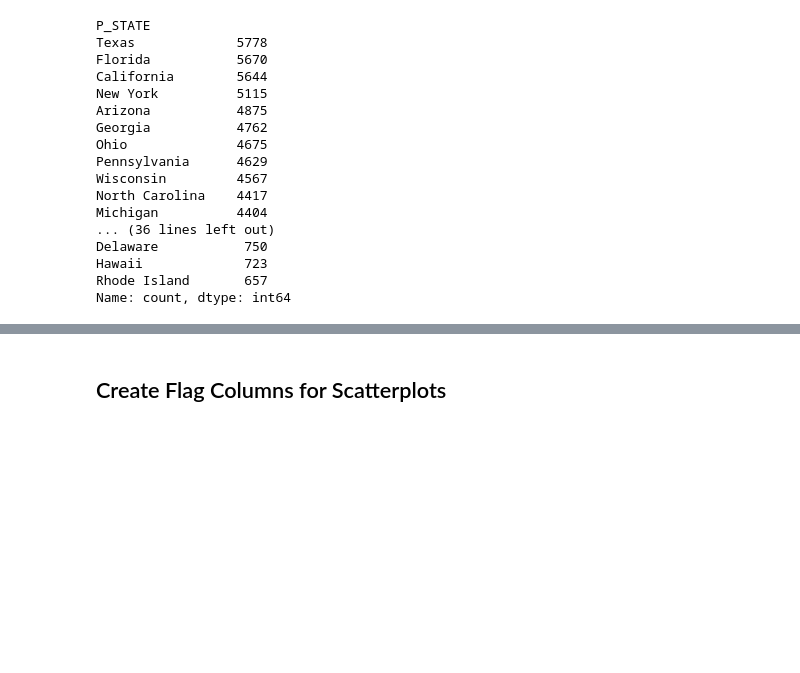
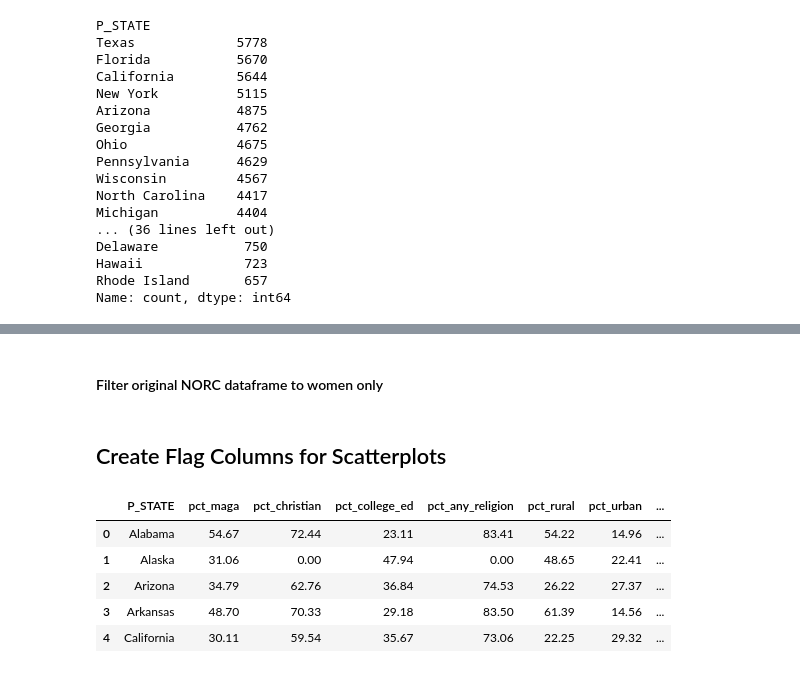
Before and after one commit to emilylmitchum/5200-final-project, a Jupyter notebook: emily-eda/NORC_SAVEAct_eda.ipynb, the cells around one changed output, grey strips where cells are left out. Cells and saved outputs as stored; diff of their text form; code cells hidden in the pictures; blank space fills up the shorter version.

```diff
--- a/emily-eda/NORC_SAVEAct_eda.ipynb
+++ b/emily-eda/NORC_SAVEAct_eda.ipynb
@@ -114,8 +211,14 @@ merged = state_df.merge(save_act_df, how='left',left_on='P_STATE',right_on='Stat
+# %% [markdown]
+#### Filter original NORC dataframe to women only
+# %%
+women_df = state_df[state_df['GENDER'] == '(2) Women'].copy()
 # %% [markdown]
 ## Create Flag Columns for Scatterplots
 # %%
-women_df = merged[merged['GENDER'].eq('(2) Women')].copy()
+# downselect relevant columns for state-level analysis
+women_df = women_df[['P_STATE', 'MAGA', 'PARTY', 'RELIG', 'EDUC', 'SIZEPLACE']].copy()
 
+# create binary cols for each variable to calculate percentages at state level
 women_df['is_maga'] = women_df['MAGA'].eq('(1) Yes').astype(int)
 
 women_df['is_any_religion'] = ~women_df['RELIG'].isin([
@@ -140,6 +243,7 @@ women_df['is_rural'] = women_df['SIZEPLACE'].isin(['(4) Rural','(3) Small town']
 women_df['is_urban'] = women_df['SIZEPLACE'].isin(['(1) Urban']).astype(int)
 women_df['is_suburban'] = women_df['SIZEPLACE'].isin(['(2) Suburban']).astype(int)
 
+# group by state and calculate percentages for each variable
 state_grouped = (
     women_df.groupby('P_STATE')
     .agg(
@@ -151,10 +255,20 @@ state_grouped = (
         pct_urban = ('is_urban','mean'),
         pct_suburban = ('is_suburban','mean'),
         pct_less_than_bachelors = ('less_than_bachelors','mean'),
-        n=('P_STATE', 'size')
+        n=('P_STATE', 'size') # number of survey responses
     )
     .reset_index()
 )
 
+# multiply by 100 for percentage view
 cols = ['pct_maga', 'pct_christian', 'pct_any_religion','pct_less_than_bachelors','pct_college_ed','pct_rural','pct_urban','pct_suburban']
-state_grouped[cols] = state_grouped[cols] * 100
+state_grouped[cols] = round(state_grouped[cols] * 100,2)
+# %%
+state_grouped.head()
+# %% [output]
+|  | P_STATE | pct_maga | pct_christian | pct_college_ed | pct_any_religion | pct_rural | pct_urban | ... |
+| 0 | Alabama | 54.67 | 72.44 | 23.11 | 83.41 | 54.22 | 14.96 | ... |
+| 1 | Alaska | 31.06 | 0.00 | 47.94 | 0.00 | 48.65 | 22.41 | ... |
+| 2 | Arizona | 34.79 | 62.76 | 36.84 | 74.53 | 26.22 | 27.37 | ... |
+| 3 | Arkansas | 48.70 | 70.33 | 29.18 | 83.50 | 61.39 | 14.56 | ... |
+| 4 | California | 30.11 | 59.54 | 35.67 | 73.06 | 22.25 | 29.32 | ... |
```
Also changed, not shown: parts of 19 cells of this notebook, 1 other file.
